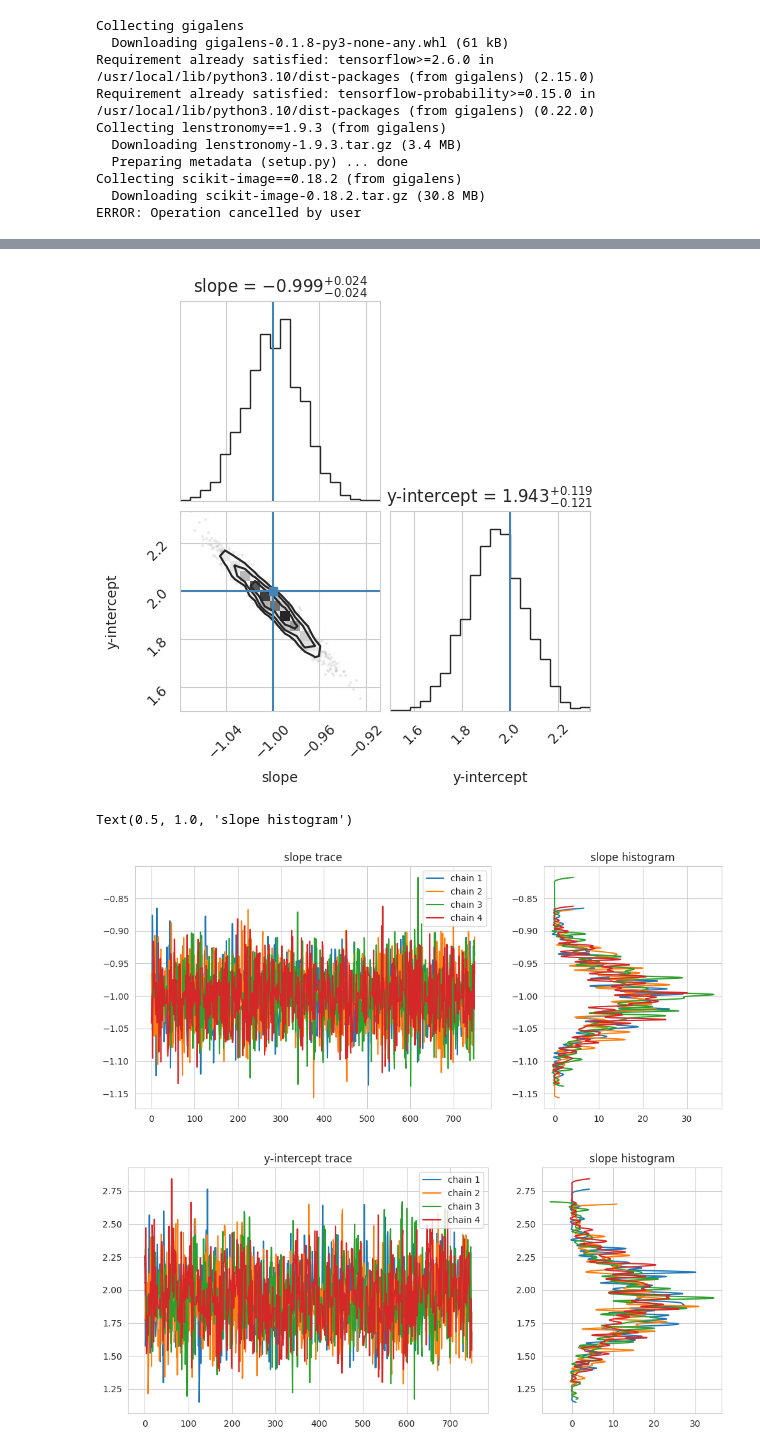
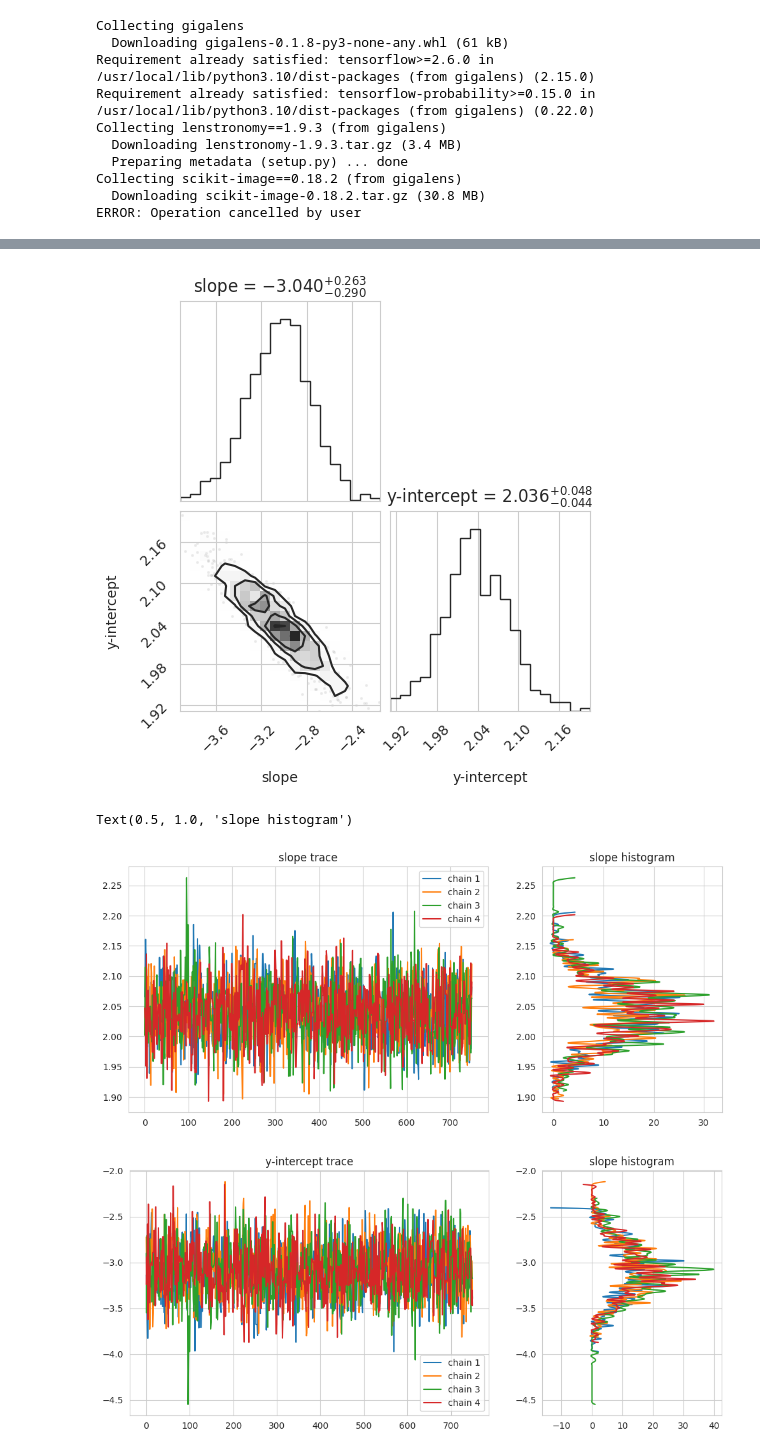
Before and after one commit to mtamar/linear_glens, a Jupyter notebook: gigalens_linefit.ipynb, the cells around one changed output, grey strips where cells are left out. Cells and saved outputs as stored; diff of their text form; code cells hidden in the pictures.

```diff
--- a/gigalens_linefit.ipynb
+++ b/gigalens_linefit.ipynb
@@ -72,8 +155,8 @@ import random
 
 # define truth parameters and noisy data
 
-m = -1.0
-b = 2.0
+m = 2.0
+b = -3.0
 err = 1.2
 
 truth = [{'slope': m, 'y_intercept': b}]
@@ -278,9 +389,9 @@ fitter = ModellingSequence(x_observed, y_observed)
 # %%
 # fitting MAP
 
-schedule_fn = tf.keras.optimizers.schedules.PolynomialDecay(3e0, 500, 1e0)
+schedule_fn = tf.keras.optimizers.schedules.PolynomialDecay(1e-1, 500, 1e-3)
 optimizer = tf.keras.optimizers.Adam(schedule_fn)
-MAP = fitter.MAP(optimizer=optimizer, n_samples=500, num_steps=300, seed=0)
+MAP = fitter.MAP(optimizer=optimizer, n_samples=500, num_steps=500, seed=0)
 # %%
 # get best MAP results
 ms_train, bs_train, log_probs, square_errs = MAP
@@ -319,7 +440,7 @@ plt.legend()
 # fit SVI
 schedule_fn = tf.keras.optimizers.schedules.PolynomialDecay(0.0, 500, 4e-3, 2)
 optimizer = tf.keras.optimizers.Adam(schedule_fn)
-q_z, losses = fitter.SVI(optimizer=optimizer, start=best, n_vi=300, num_steps=1000)
+q_z, losses = fitter.SVI(optimizer=optimizer, start=best, n_vi=300, num_steps=1400)
 # %%
 plt.plot(losses)
 # %% [output]
@@ -346,11 +467,18 @@ get_samples = lambda x:tf.convert_to_tensor([
     x[0]['y_intercept']
 ])
 
-physical_samples = q_z.sample(1000).numpy().reshape(1,1000,2)
+unconstrained_samples = q_z.sample(1000)
+
+# map to physical space
+unconstrained_ms = unconstrained_samples[:,0]
+unconstrained_bs = unconstrained_samples[:,1]
+
+physical_samples = fitter.bij.forward([unconstrained_ms, unconstrained_bs])
+
 markers = get_samples(truth)
 corner(physical_samples, truths = markers, show_titles=True, title_fmt='.3f', labels = [r'slope', r'y-intercept']);
 # %% [output]
-[figure, old version]
+[figure, new version]
 # %%
 samples, sample_stats = fitter.HMC(q_z, n_hmc=50, init_eps=0.3, init_l=3, max_leapfrog_steps=300,
                                    num_burnin_steps=250, num_results=750)
@@ -359,39 +487,46 @@ samples, sample_stats = fitter.HMC(q_z, n_hmc=50, init_eps=0.3, init_l=3, max_le
 
 from scipy.interpolate import make_interp_spline
 
+# map to physical params
+unconstrained_HMC_m = samples[:,:,0]
+unconstrained_HMC_b = samples[:,:,1]
+physical_samples = fitter.bij.forward([unconstrained_HMC_m, unconstrained_HMC_b])
+slope_samples = physical_samples['slope'].numpy()
+y_intercept_samples = physical_samples['y_intercept'].numpy()
+
 # slope trace
 fig, axs = plt.subplots(1, 2, figsize=(12, 5), width_ratios = [2,1])
 axs[0].set_title('slope trace')
-axs[0].plot(samples[:,0:4,0], label=['chain 1','chain 2','chain 3','chain 4']);
+axs[0].plot(slope_samples[:,0:4], label=['chain 1','chain 2','chain 3','chain 4']);
 axs[0].legend()
 
 # slope projected distribution
 for i in range(4):
-  hist, bin_edges = np.histogram(samples[:,i,0], bins=100)
+  hist, bin_edges = np.histogram(slope_samples[:,i], bins=100)
   tck = make_interp_spline(bin_edges[:-1], hist, k=3)
   x_fine = np.linspace(bin_edges[0], bin_edges[-1], 1000)
   y_fine = tck(x_fine)
   axs[1].plot(y_fine, x_fine)
 axs[1].set_title('slope histogram')
 
 # y intercept trace
 fig, axs = plt.subplots(1, 2, figsize=(12, 5), width_ratios = [2,1])
 axs[0].set_title('y-intercept trace')
-axs[0].plot(samples[:,0:4,1], label=['chain 1','chain 2','chain 3','chain 4']);
+axs[0].plot(y_intercept_samples[:,0:4], label=['chain 1','chain 2','chain 3','chain 4']);
 axs[0].legend()
 
 # y intercept distribution
 for i in range(4):
-  hist, bin_edges = np.histogram(samples[:,i,1], bins=100)
+  hist, bin_edges = np.histogram(y_intercept_samples[:,i], bins=100)
   tck = make_interp_spline(bin_edges[:-1], hist, k=3)
   x_fine = np.linspace(bin_edges[0], bin_edges[-1], 1000)
   y_fine = tck(x_fine)
   axs[1].plot(y_fine, x_fine)
 axs[1].set_title('slope histogram')
 # %% [output]
 Text(0.5, 1.0, 'slope histogram')
-[figure, old version]
+[figure, new version]
-[figure, old version]
+[figure, new version]
 # %%
 Rhat = tfp.mcmc.potential_scale_reduction(samples).numpy()
 ESS = tfp.mcmc.effective_sample_size(samples, cross_chain_dims=1).numpy()
```
Also changed, not shown: parts of 11 cells of this notebook.
